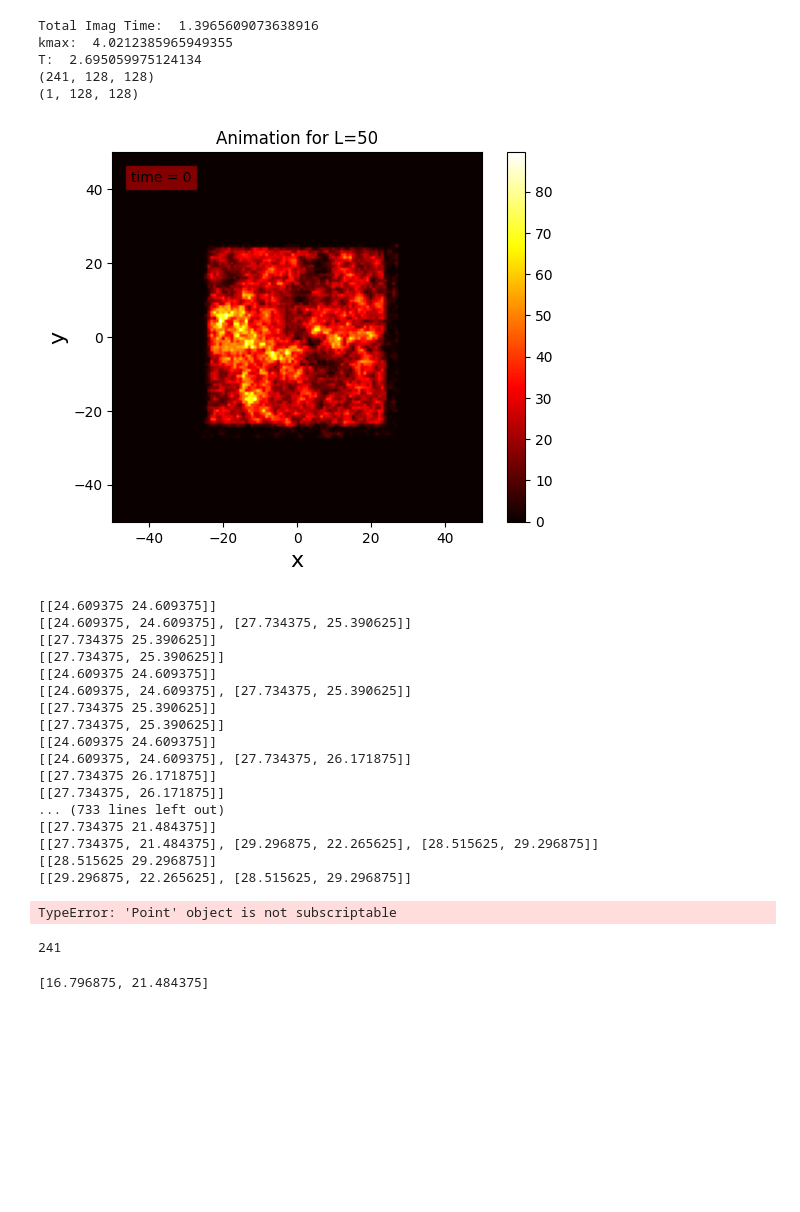
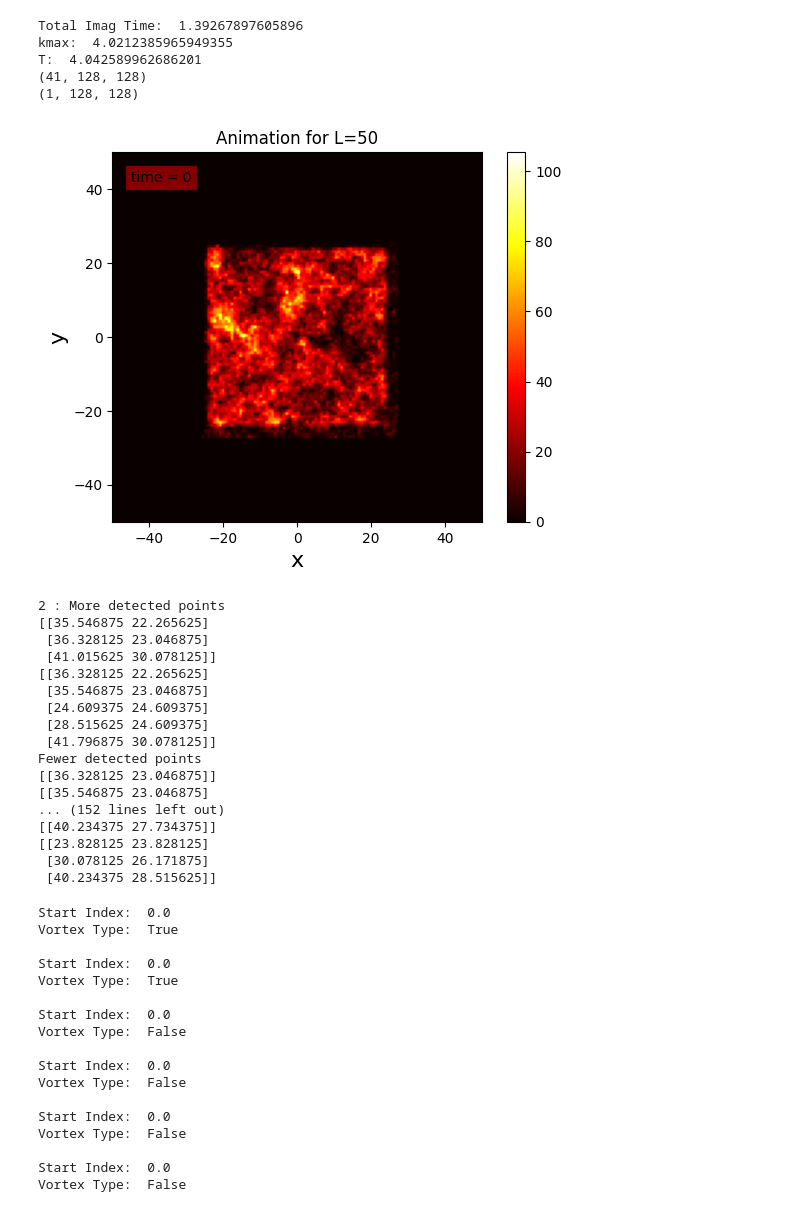
Before and after one commit to easuit24/BECs2, a Jupyter notebook: testpointtracking2.ipynb, the cells around one changed output. Cells and saved outputs as stored; diff of their text form; code cells hidden in the pictures; blank space fills up the shorter version.

Commit message:
adding vortex simulations

```diff
--- a/testpointtracking2.ipynb
+++ b/testpointtracking2.ipynb
@@ -7,46 +7,61 @@ from PointTracking import PointTracker as pt
 from classicalfield_orig import FiniteTempGPE as gpe
 # %%
 # TODO: Consider outputting a psi wavefunction and just inputting that each time to test - both for consistency between runs and also for more speed here
-g = gpe(npoints = 2**6, numImagSteps = 2000, numRealSteps = 60000, dtcoef = 0.0005, boxthickness = 0.4, Nsamples = 1, runAnim = True, animFileName = 'test.mp4', Tfact = 1/3, dst = False, vortex = True)
+g = gpe(npoints = 2**6, numImagSteps = 2000, numRealSteps = 10000, dtcoef = 0.0005, boxthickness = 0.4, Nsamples = 1, runAnim = True, animFileName = 'test.mp4', Tfact = 1/2, dst = False, vortex = True)
 # %% [output]
-Total Imag Time:  1.3965609073638916
+Total Imag Time:  1.39267897605896
 kmax:  4.0212385965949355
-T:  2.695059975124134
-(241, 128, 128)
+T:  4.042589962686201
+(41, 128, 128)
 (1, 128, 128)
-[figure, old version]
+[figure, new version]
 # %%
 tracker = pt(g.snaps, g.dx, g.L, g.gpeobj.dt) # initialize tracker object to track the vortices in each frame of snaps
 # %%
 pt.labelVortices(tracker) # look into this error tomorrow - how many times has the loop gone through for this print out? once?
 # %% [output]
-[[24.609375 24.609375]]
-[[24.609375, 24.609375], [27.734375, 25.390625]]
-[[27.734375 25.390625]]
-[[27.734375, 25.390625]]
-[[24.609375 24.609375]]
-[[24.609375, 24.609375], [27.734375, 25.390625]]
-[[27.734375 25.390625]]
-[[27.734375, 25.390625]]
-[[24.609375 24.609375]]
-[[24.609375, 24.609375], [27.734375, 26.171875]]
-[[27.734375 26.171875]]
-[[27.734375, 26.171875]]
-... (733 lines left out)
-[[27.734375 21.484375]]
-[[27.734375, 21.484375], [29.296875, 22.265625], [28.515625, 29.296875]]
-[[28.515625 29.296875]]
-[[29.296875, 22.265625], [28.515625, 29.296875]]
+2 : More detected points
+[[35.546875 22.265625]
+ [36.328125 23.046875]
+ [41.015625 30.078125]]
+[[36.328125 22.265625]
+ [35.546875 23.046875]
+ [24.609375 24.609375]
+ [28.515625 24.609375]
+ [41.796875 30.078125]]
+Fewer detected points
+[[36.328125 23.046875]]
+[[35.546875 23.046875]
+... (152 lines left out)
+[[40.234375 27.734375]]
+[[23.828125 23.828125]
+ [30.078125 26.171875]
+ [40.234375 28.515625]]
-TypeError: 'Point' object is not subscriptable
-# %%
-print(len(g.snaps))
-vor, antiv = pt.detectVortices(tracker, g.snaps[200])
-
-(vor.tolist() + antiv.tolist())[1]
-# %% [output]
-241
-[16.796875, 21.484375]
 # %%
 L  = g.L
 dx = g.dx
+# %%
+# start time to index:
+for i in range(len(tracker.points)):
+    print("Start Index: ", tracker.points[i].getStartTime()/(250*tracker.dt))
+    print("Vortex Type: ", tracker.points[i].getVortexType())
+    print('')
+# %% [output]
+Start Index:  0.0
+Vortex Type:  True
+
+Start Index:  0.0
+Vortex Type:  True
+
+Start Index:  0.0
+Vortex Type:  False
+
+Start Index:  0.0
+Vortex Type:  False
+
+Start Index:  0.0
+Vortex Type:  False
+
+Start Index:  0.0
+Vortex Type:  False
 # %%
```
Also changed, not shown: parts of 6 cells of this notebook, 1 other file.
